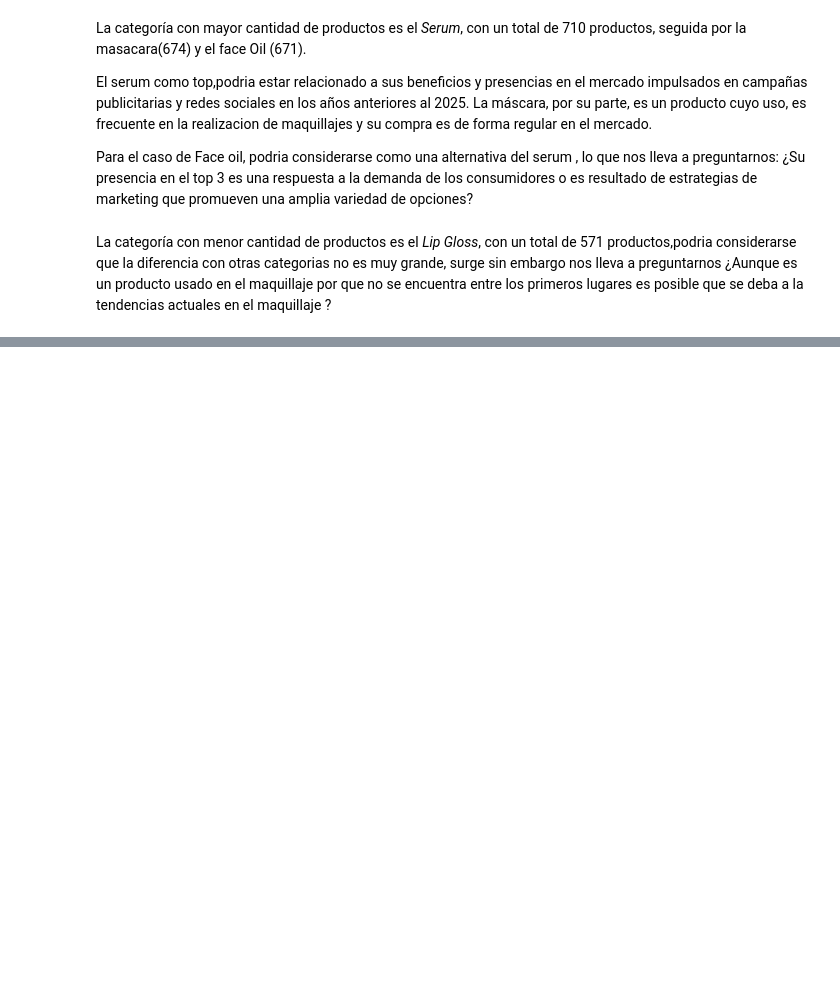
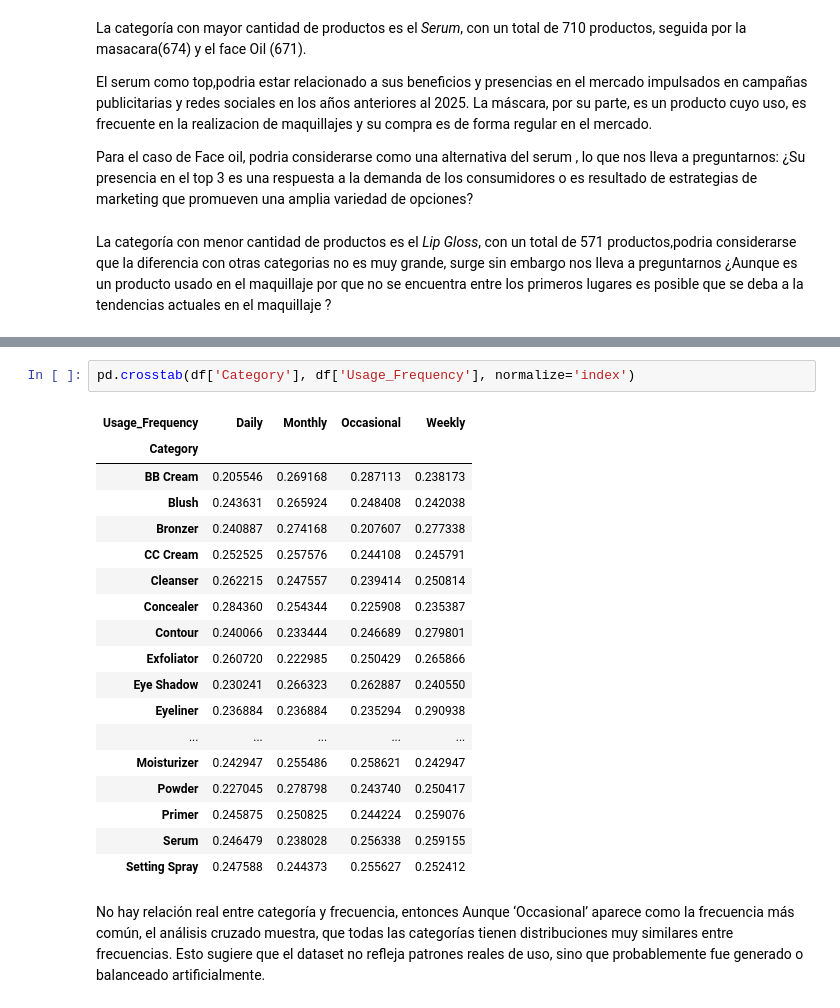
Before and after one commit to MayeLabs/ByCProducts2024, a Jupyter notebook: notebooks/EDA.ipynb, the cells around one changed output, grey strips where cells are left out. Cells and saved outputs as stored; diff of their text form; blank space fills up the shorter version.

```diff
--- a/notebooks/EDA.ipynb
+++ b/notebooks/EDA.ipynb
@@ -138,0 +219,25 @@ La categoría con menor cantidad de productos es el *Lip Gloss*, con un total de
+# %%
+pd.crosstab(df['Category'], df['Usage_Frequency'], normalize='index')
+# %% [output]
+| Usage_Frequency | Daily | Monthly | Occasional | Weekly |
+| Category |  |  |  |  |
+| BB Cream | 0.205546 | 0.269168 | 0.287113 | 0.238173 |
+| Blush | 0.243631 | 0.265924 | 0.248408 | 0.242038 |
+| Bronzer | 0.240887 | 0.274168 | 0.207607 | 0.277338 |
+| CC Cream | 0.252525 | 0.257576 | 0.244108 | 0.245791 |
+| Cleanser | 0.262215 | 0.247557 | 0.239414 | 0.250814 |
+| Concealer | 0.284360 | 0.254344 | 0.225908 | 0.235387 |
+| Contour | 0.240066 | 0.233444 | 0.246689 | 0.279801 |
+| Exfoliator | 0.260720 | 0.222985 | 0.250429 | 0.265866 |
+| Eye Shadow | 0.230241 | 0.266323 | 0.262887 | 0.240550 |
+| Eyeliner | 0.236884 | 0.236884 | 0.235294 | 0.290938 |
+| ... | ... | ... | ... | ... |
+| Moisturizer | 0.242947 | 0.255486 | 0.258621 | 0.242947 |
+| Powder | 0.227045 | 0.278798 | 0.243740 | 0.250417 |
+| Primer | 0.245875 | 0.250825 | 0.244224 | 0.259076 |
+| Serum | 0.246479 | 0.238028 | 0.256338 | 0.259155 |
+| Setting Spray | 0.247588 | 0.244373 | 0.255627 | 0.252412 |
+# %% [markdown]
+No hay relación real entre categoría y frecuencia, entonces
+Aunque ‘Occasional’ aparece como la frecuencia más común, el análisis cruzado muestra, que todas las categorías tienen distribuciones muy similares entre frecuencias.
+Esto sugiere que el dataset no refleja patrones reales de uso, sino que probablemente fue generado o balanceado artificialmente.
```
Also changed, not shown: parts of 8 cells of this notebook.
